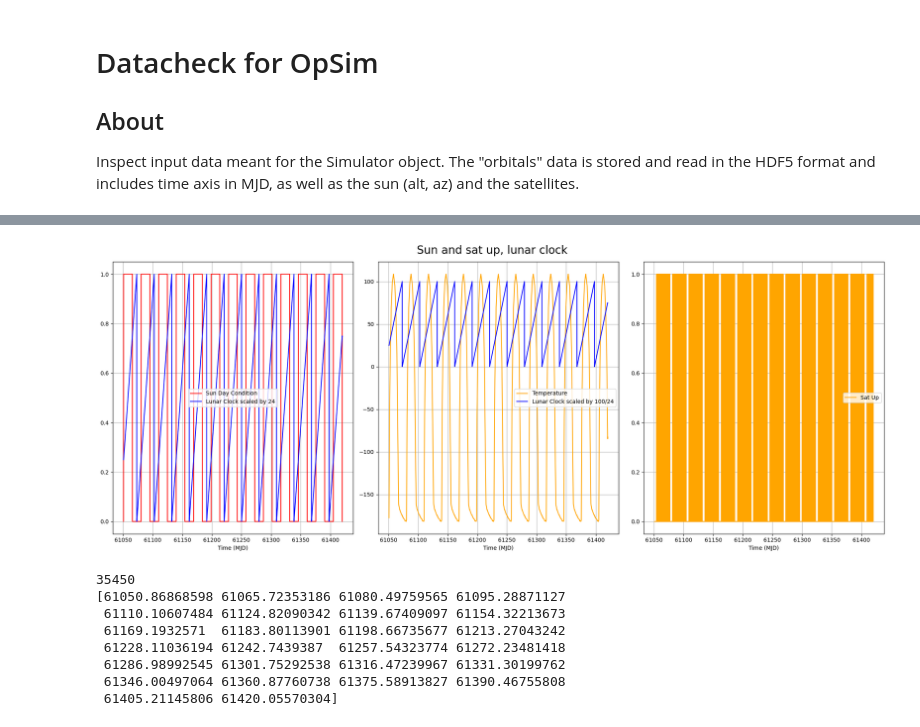
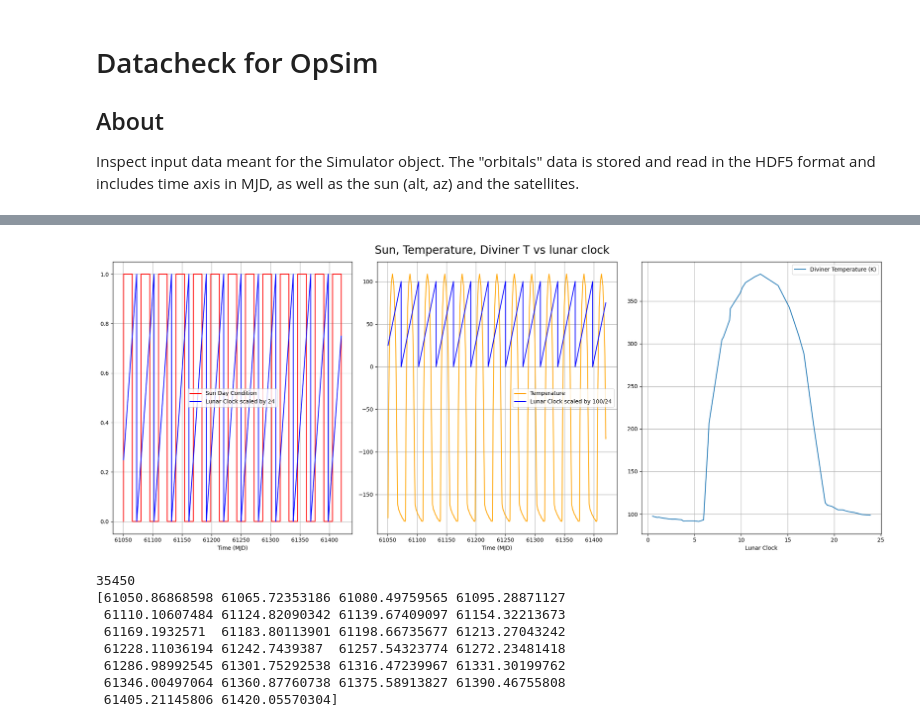
Before and after one commit to lusee-night/opsim, a Jupyter notebook: notebooks/datacheck.ipynb, the cells around one changed output, grey strips where cells are left out. Drawn from its saved outputs; the diff is of its cells as text; code cells hidden in the pictures.

```diff
--- a/notebooks/datacheck.ipynb
+++ b/notebooks/datacheck.ipynb
@@ -100,29 +100,27 @@ fin((p1, p2))
 # %%
 fig, (p1, p2, p3) = plt.subplots(1,3)
-fig.suptitle('Sun and sat up, lunar clock', fontsize=20)
+fig.suptitle('Sun, Temperature, Diviner T vs lunar clock', fontsize=20)
 plt.rcParams["figure.figsize"] = [20., 8.]
 plt.rcParams["figure.autolayout"] = True
 
 
 p1.set_xlabel('Time (MJD)')
 p2.set_xlabel('Time (MJD)')
-p3.set_xlabel('Time (MJD)')
+p3.set_xlabel('Lunar Clock')
 
 a = mySun.clocks
 
 p1.plot(mySun.mjd, mySun.day, color="red",    label="Sun Day Condition")
 p1.plot(mySun.mjd, a/24.0,    color="blue",   label="Lunar Clock scaled by 24")
 
 p2.plot(mySat.mjd, mySun.temperature,         color="orange", label="Temperature")
 p2.plot(mySun.mjd, 100.*a/24.0, color="blue",   label="Lunar Clock scaled by 100/24")
 
-p3.plot(mySat.mjd, mySat.up,  color="orange", label="Sat Up")
+p3.plot(mySun.temperature_data[0], mySun.temperature_data[1], label="Diviner Temperature (K)")
 
 fin((p1, p2, p3))
-
-# print(a[-5])
 # %% [output]
-[figure, old version]
+[figure, new version]
 # %%
 print(len(mySun.mjd))
 print(mySun.mjd_crossings)
```
Also changed, not shown: parts of 1 cell of this notebook, 1 other file.
